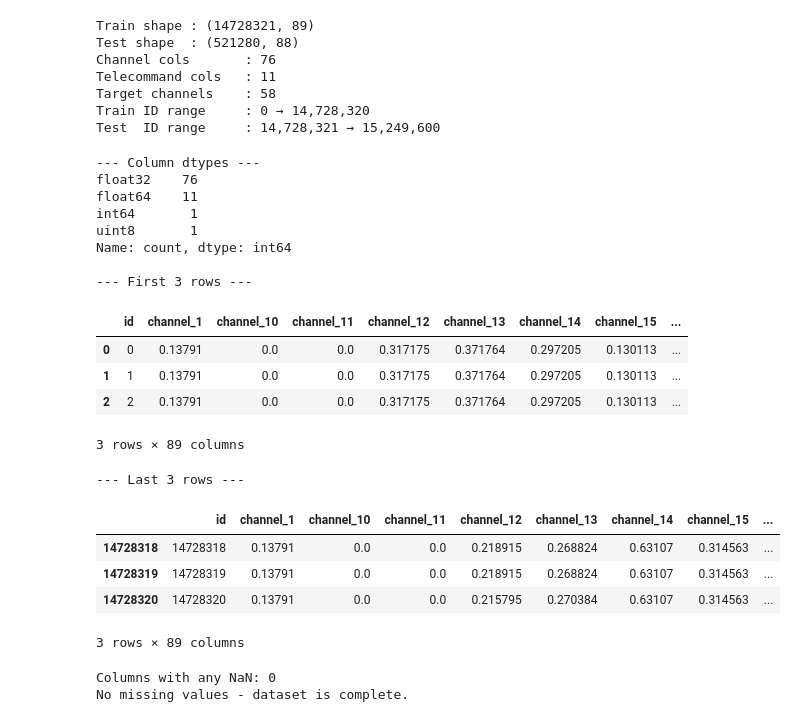
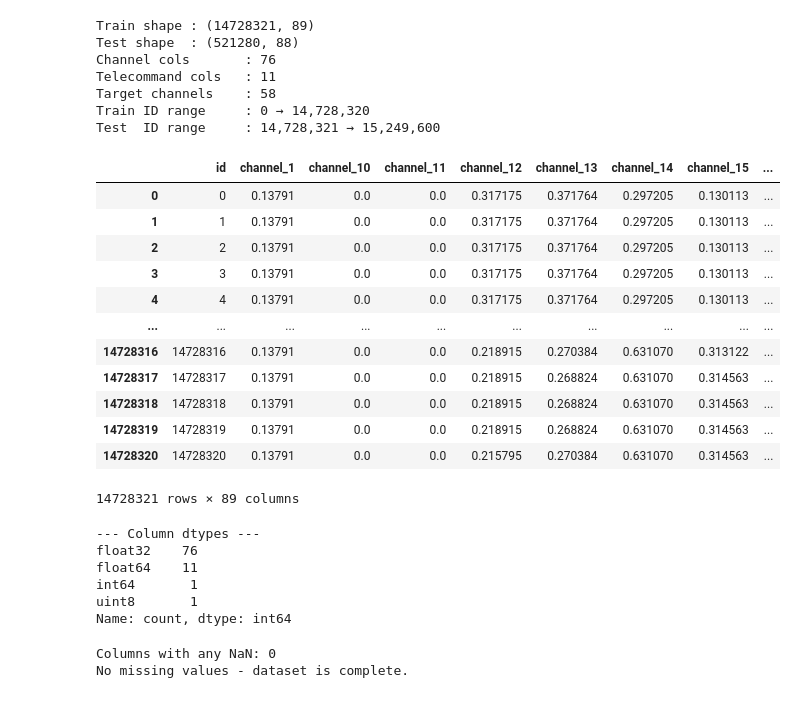
Before and after one commit to alexfederolf/sentinel, a Jupyter notebook: notebooks/01-eda.ipynb, the cells around one changed output. Saved outputs shown, nothing was run; the diff lists cells and outputs as text; code cells hidden in the pictures.

```diff
--- a/notebooks/01-eda.ipynb
+++ b/notebooks/01-eda.ipynb
@@ -55,12 +82,25 @@ Telecommand cols   : 11
 Target channels    : 58
 Train ID range     : 0 → 14,728,320
 Test  ID range     : 14,728,321 → 15,249,600
+# %%
+train
+# %% [output]
+|  | id | channel_1 | channel_10 | channel_11 | channel_12 | channel_13 | channel_14 | channel_15 | ... |
+| 0 | 0 | 0.13791 | 0.0 | 0.0 | 0.317175 | 0.371764 | 0.297205 | 0.130113 | ... |
+| 1 | 1 | 0.13791 | 0.0 | 0.0 | 0.317175 | 0.371764 | 0.297205 | 0.130113 | ... |
+| 2 | 2 | 0.13791 | 0.0 | 0.0 | 0.317175 | 0.371764 | 0.297205 | 0.130113 | ... |
+| 3 | 3 | 0.13791 | 0.0 | 0.0 | 0.317175 | 0.371764 | 0.297205 | 0.130113 | ... |
+| 4 | 4 | 0.13791 | 0.0 | 0.0 | 0.317175 | 0.371764 | 0.297205 | 0.130113 | ... |
+| ... | ... | ... | ... | ... | ... | ... | ... | ... | ... |
+| 14728316 | 14728316 | 0.13791 | 0.0 | 0.0 | 0.218915 | 0.270384 | 0.631070 | 0.313122 | ... |
+| 14728317 | 14728317 | 0.13791 | 0.0 | 0.0 | 0.218915 | 0.268824 | 0.631070 | 0.314563 | ... |
+| 14728318 | 14728318 | 0.13791 | 0.0 | 0.0 | 0.218915 | 0.268824 | 0.631070 | 0.314563 | ... |
+| 14728319 | 14728319 | 0.13791 | 0.0 | 0.0 | 0.218915 | 0.268824 | 0.631070 | 0.314563 | ... |
+| 14728320 | 14728320 | 0.13791 | 0.0 | 0.0 | 0.215795 | 0.270384 | 0.631070 | 0.314563 | ... |
+14728321 rows × 89 columns
 # %%
 print('--- Column dtypes ---')
 print(train.dtypes.value_counts())
-print()
-print('--- First 3 rows ---')
-train.head(3)
 # %% [output]
 --- Column dtypes ---
 float32    76
@@ -68,23 +108,6 @@ float64    11
 int64       1
 uint8       1
 Name: count, dtype: int64
-
---- First 3 rows ---
-|  | id | channel_1 | channel_10 | channel_11 | channel_12 | channel_13 | channel_14 | channel_15 | ... |
-| 0 | 0 | 0.13791 | 0.0 | 0.0 | 0.317175 | 0.371764 | 0.297205 | 0.130113 | ... |
-| 1 | 1 | 0.13791 | 0.0 | 0.0 | 0.317175 | 0.371764 | 0.297205 | 0.130113 | ... |
-| 2 | 2 | 0.13791 | 0.0 | 0.0 | 0.317175 | 0.371764 | 0.297205 | 0.130113 | ... |
-3 rows × 89 columns
-# %%
-print('--- Last 3 rows ---')
-train.tail(3)
-# %% [output]
---- Last 3 rows ---
-|  | id | channel_1 | channel_10 | channel_11 | channel_12 | channel_13 | channel_14 | channel_15 | ... |
-| 14728318 | 14728318 | 0.13791 | 0.0 | 0.0 | 0.218915 | 0.268824 | 0.63107 | 0.314563 | ... |
-| 14728319 | 14728319 | 0.13791 | 0.0 | 0.0 | 0.218915 | 0.268824 | 0.63107 | 0.314563 | ... |
-| 14728320 | 14728320 | 0.13791 | 0.0 | 0.0 | 0.215795 | 0.270384 | 0.63107 | 0.314563 | ... |
-3 rows × 89 columns
 # %%
 # Missing values
 nulls = train.isnull().sum()
```
Also changed, not shown: parts of 43 cells of this notebook, 7 other files.
